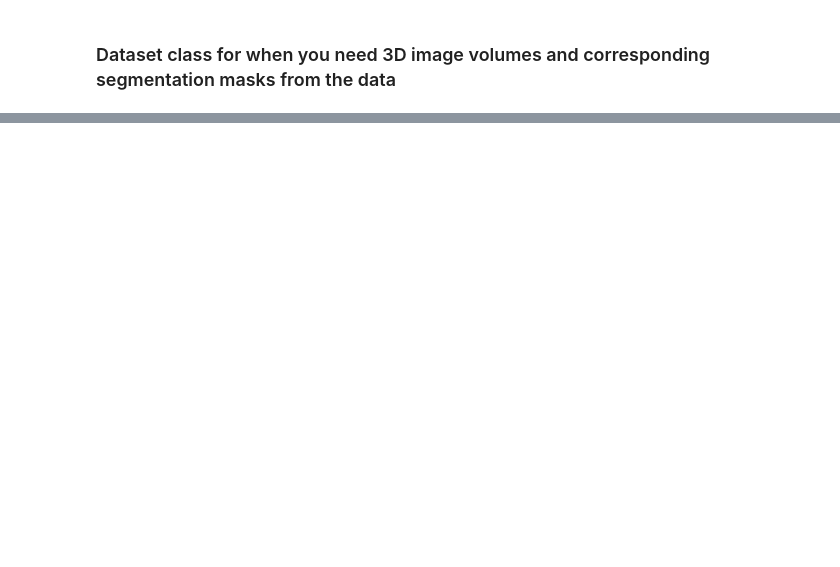
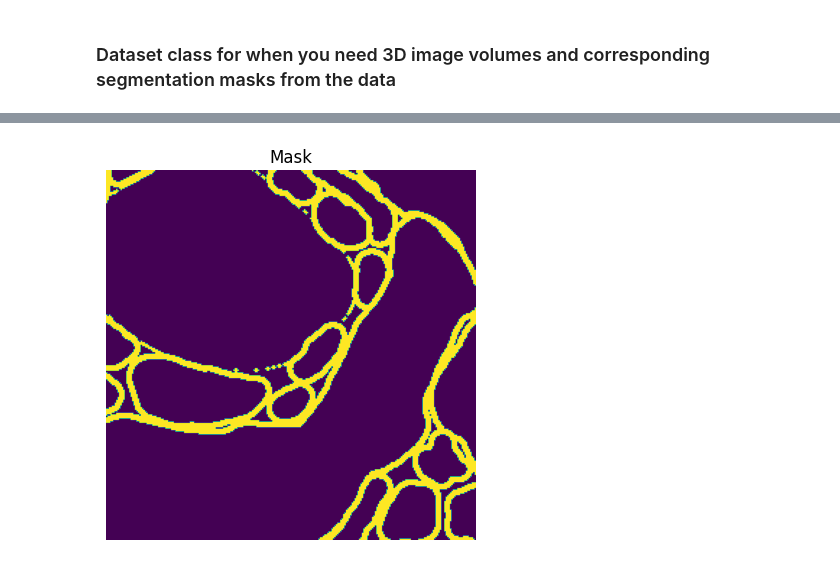
Before and after one commit to aplbrain/bossdb_cookbook, a Jupyter notebook: notebooks/BossDB-Dataset-Classes-for-Pytorch-DataLoaders.ipynb, the cells around one changed output, grey strips where cells are left out. Cells and saved outputs as stored; diff of their text form; code cells hidden in the pictures; blank space fills up the shorter version.

```diff
--- a/notebooks/BossDB-Dataset-Classes-for-Pytorch-DataLoaders.ipynb
+++ b/notebooks/BossDB-Dataset-Classes-for-Pytorch-DataLoaders.ipynb
@@ -195,0 +467,11 @@ class BossDBDataset(Dataset):
+# %%
+# Convert the mask tensor back to numpy for visualization
+mask_numpy = mask.numpy()
+
+# Display the first slice (z=0) of the mask
+plt.imshow(mask_numpy[:, ])
+plt.title('Mask')
+plt.axis('off')  # To hide axis values
+plt.show()
+# %% [output]
+[figure, added]
```
Also changed, not shown: parts of 24 cells of this notebook, 17 other files.
